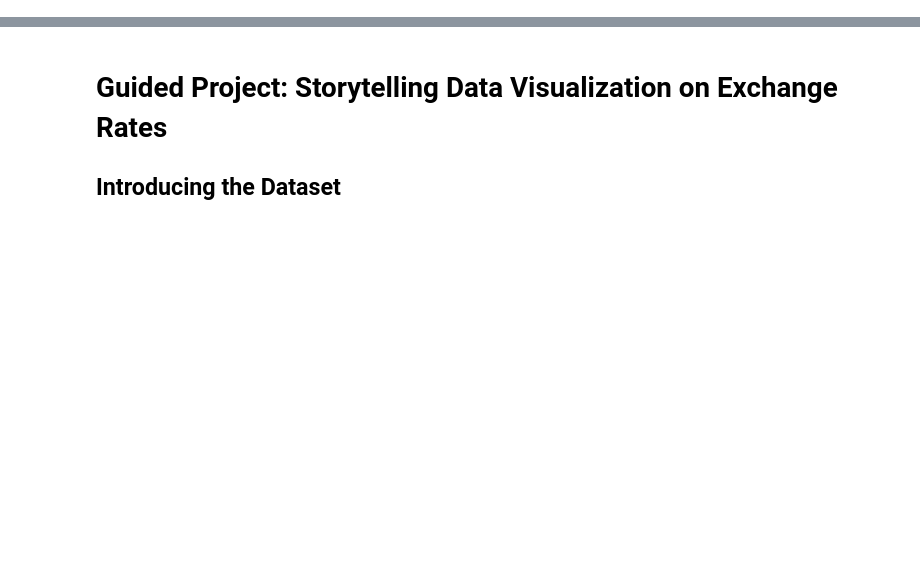
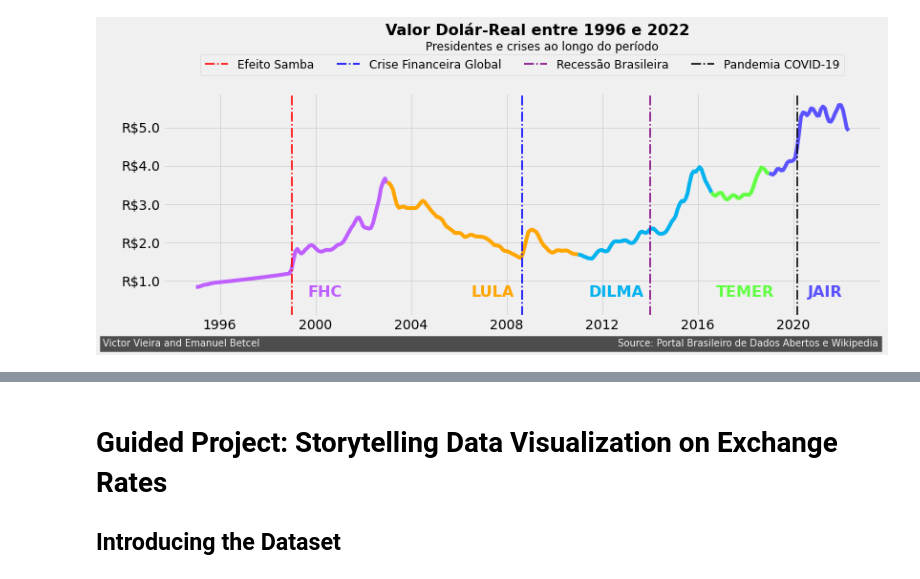
Before and after one commit to eBetcel/analise-dolar-presidentes, a Jupyter notebook: dataquest_example.ipynb, the cells around one changed output, grey strips where cells are left out. Drawn from its saved outputs; the diff is of its cells as text; code cells hidden in the pictures; blank space fills up the shorter version.

Commit message:
visualizacao_realizada

```diff
--- a/dataquest_example.ipynb
+++ b/dataquest_example.ipynb
@@ -0,0 +10,87 @@
+# %%
+path="bcdata.csv"
+df = pd.read_csv(path,sep=";")
+df['valor'] = df['valor'].str.replace(",",".")
+df['data'] = pd.to_datetime(df['data'], format='%d/%m/%Y')
+df['valor'] = df['valor'].astype(float)
+df = df['valor'].groupby(df['data'].dt.to_period('M')).agg('mean').to_frame()
+df = df.rolling(3).mean()
+# %%
+FHC = df.loc['1995-01':'2003-01']
+LULA  = df.loc['2003-01':'2011-01']
+DILMA  = df.loc['2011-01':'2016-08']
+TEMER  = df.loc['2016-08':'2019-01']
+JAIR  = df.loc['2019-01':'2022-12']
+# %%
+import matplotlib.ticker as tick
+style.use('fivethirtyeight')
+
+fig,ax = plt.subplots(figsize=(12,4))
+
+y_fmt = tick.FormatStrFormatter('R$%1.1f')
+ax.yaxis.set_major_formatter(y_fmt)
+ax = plt.gca()
+ax.set_ylim([0.1, 5.9])
+ax.text(731200.0,
+        7.4,
+        "Valor Dolár-Real entre 1996 e 2022",
+        weight='bold',
+        size=16)
+ax.text(731800.0,
+        7,
+        'Presidentes e crises ao longo do período',
+        size=12)
+### Adding a signature
+ax.text(726872.0,
+        -0.7,
+        'Victor Vieira and Emanuel Betcel' + ' '*120 +
+        'Source: Portal Brasileiro de Dados Abertos e Wikipedia',
+        color = '#f0f0f0',
+        backgroundcolor = '#4d4d4d',
+        size=10)
+
+linetype="dashdot"
+width=1.6
+
+ax.plot(FHC.index.to_timestamp(), FHC['valor'],
+        color='#BF5FFF')
+ax.plot(LULA.index.to_timestamp(), LULA['valor'],
+        color='#ffa500')
+ax.plot(DILMA.index.to_timestamp(), DILMA['valor'],
+        color='#00B2EE')
+ax.plot(TEMER.index.to_timestamp(), TEMER['valor'],
+        color='#63FF45')
+ax.plot(JAIR.index.to_timestamp(), JAIR['valor'],
+        color='#5B52FF')
+
+plt.axvline(pd.Timestamp('1999-01'),color='r', linestyle=linetype,
+            linewidth=width, label="Efeito Samba")
+plt.axvline(pd.Timestamp('2008-09'),color='b', linestyle=linetype,
+            linewidth=width, label="Crise Financeira Global")
+plt.axvline(pd.Timestamp('2014-01'),color='purple', linestyle=linetype,
+            linewidth=width, label="Recessão Brasileira")
+plt.axvline(pd.Timestamp('2020-03'),color='black', linestyle=linetype,
+            linewidth=width, label="Pandemia COVID-19")
+
+
+
+plt.text(730000.0, 0.6, 'FHC', fontsize=16, weight='bold',
+        color='#BF5FFF')
+plt.text(732500.0, 0.6, 'LULA', fontsize=16, weight='bold',
+        color='#ffa500')
+plt.text(734300.0, 0.6, 'DILMA', fontsize=16, weight='bold',
+        color='#00B2EE')
+plt.text(736250.0, 0.6, 'TEMER', fontsize=16, weight='bold',
+        color='#63FF45')
+plt.text(737650.0, 0.6, 'JAIR', fontsize=16, weight='bold',
+        color='#5B52FF')
+
+
+ax.legend(loc='upper center', bbox_to_anchor=(0.5, 1.2), ncol=4,fontsize=12)
+ax.grid(alpha=0.6)
+ax.set_alpha(0.5)
+
+# plt.savefig("dolarPresidentes.jpg", dpi=100, bbox_inches='tight')
+plt.show()
+# %% [output]
+[figure, added]
```
Also changed, not shown: parts of 13 cells of this notebook, 1 other file.
